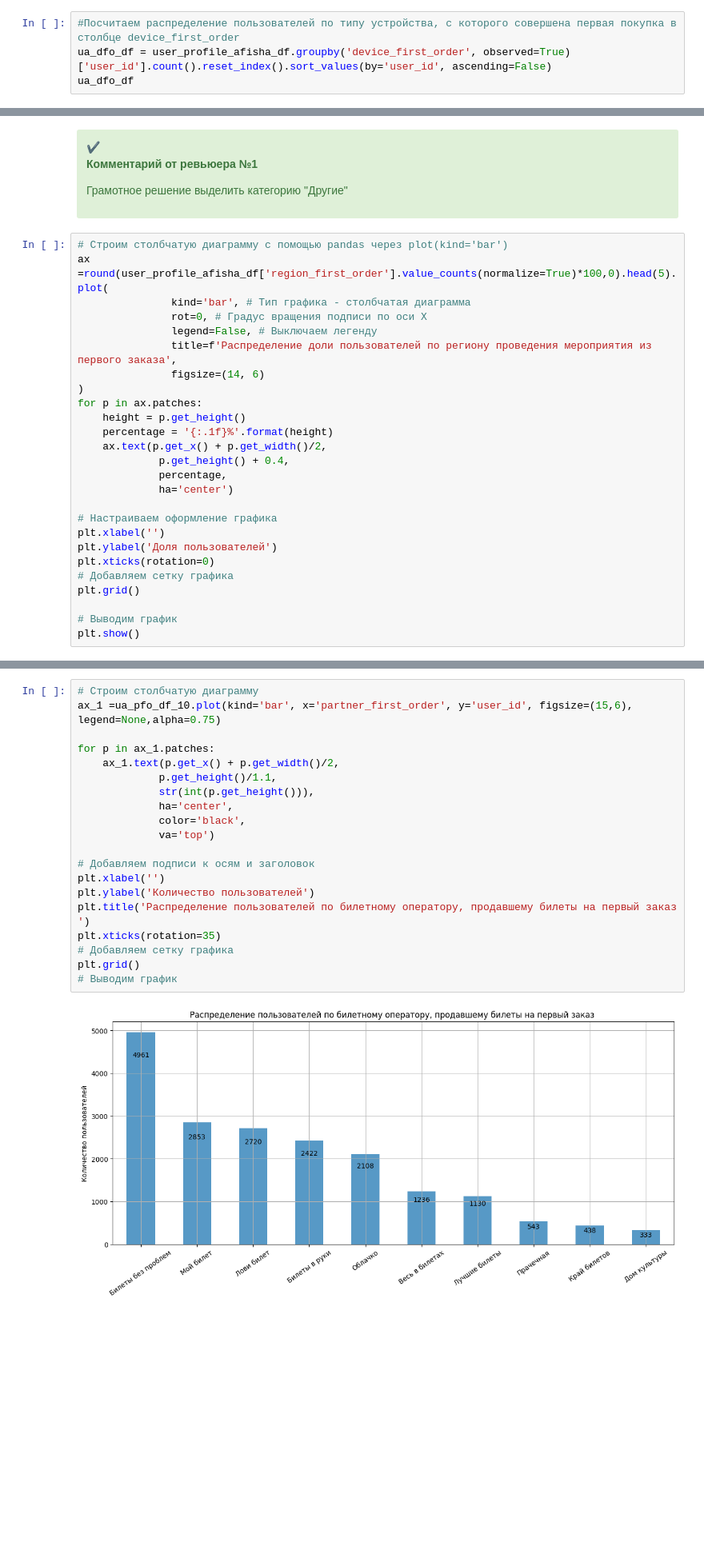
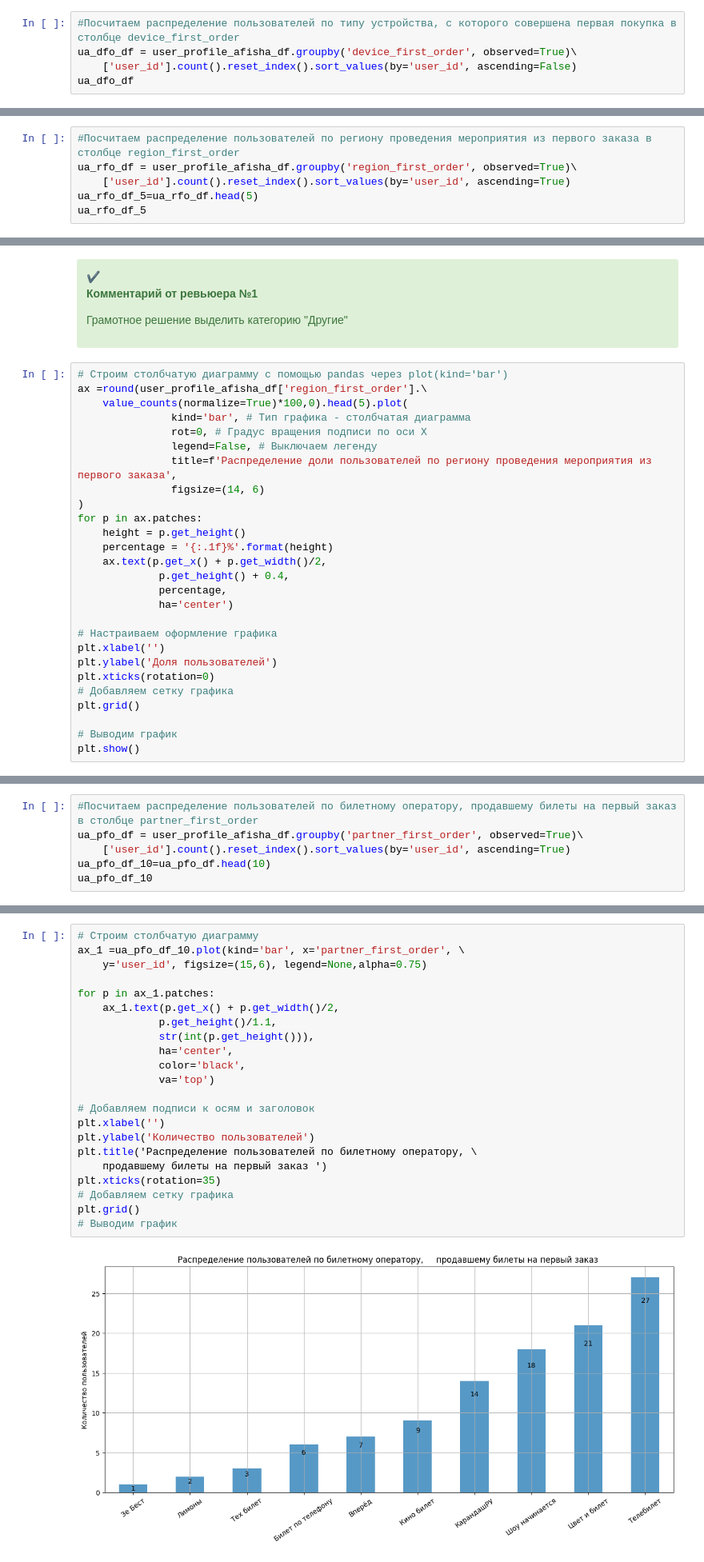
Before and after one commit to ChInessa/Yandex_afisha, a Jupyter notebook: Yandex_afisha_Chaunina_2.pynb.ipynb, the cells around one changed output, grey strips where cells are left out. Shown at 80% size. Cells and saved outputs as stored; diff of their text form; blank space fills up the shorter version.

```diff
--- a/Yandex_afisha_Chaunina_2.pynb.ipynb
+++ b/Yandex_afisha_Chaunina_2.pynb.ipynb
@@ -2333,7 +2544,8 @@ plt.show()
 [figure]
 # %%
 #Посчитаем распределение пользователей по типу устройства, с которого совершена первая покупка в столбце device_first_order
-ua_dfo_df = user_profile_afisha_df.groupby('device_first_order', observed=True)['user_id'].count().reset_index().sort_values(by='user_id', ascending=False)
+ua_dfo_df = user_profile_afisha_df.groupby('device_first_order', observed=True)\
+    ['user_id'].count().reset_index().sort_values(by='user_id', ascending=False)
 ua_dfo_df
 # %% [output]
 |  | device_first_order | user_id |
@@ -2418,0 +2632,6 @@ ua_rfo_df_5
+# %%
+#Посчитаем распределение пользователей по региону проведения мероприятия из первого заказа в столбце region_first_order
+ua_rfo_df = user_profile_afisha_df.groupby('region_first_order', observed=True)\
+    ['user_id'].count().reset_index().sort_values(by='user_id', ascending=True)
+ua_rfo_df_5=ua_rfo_df.head(5)
+ua_rfo_df_5
@@ -2492,7 +2723,8 @@ __Комментарий от ревьюера №1__
 Грамотное решение выделить категорию "Другие"
 # %%
 # Строим столбчатую диаграмму с помощью pandas через plot(kind='bar')
-ax =round(user_profile_afisha_df['region_first_order'].value_counts(normalize=True)*100,0).head(5).plot(
+ax =round(user_profile_afisha_df['region_first_order'].\
+    value_counts(normalize=True)*100,0).head(5).plot(
                kind='bar', # Тип графика - столбчатая диаграмма
                rot=0, # Градус вращения подписи по оси Х
                legend=False, # Выключаем легенду
@@ -2537,0 +2771,6 @@ ua_pfo_df_10
+# %%
+#Посчитаем распределение пользователей по билетному оператору, продавшему билеты на первый заказ в столбце partner_first_order
+ua_pfo_df = user_profile_afisha_df.groupby('partner_first_order', observed=True)\
+    ['user_id'].count().reset_index().sort_values(by='user_id', ascending=True)
+ua_pfo_df_10=ua_pfo_df.head(10)
+ua_pfo_df_10
@@ -2561,25 +2814,27 @@ round(user_profile_afisha_df['partner_first_order'].value_counts(normalize=True)
 Результаты распределения визуализируем с помощью столбчатой диаграммы.
 # %%
 # Строим столбчатую диаграмму
-ax_1 =ua_pfo_df_10.plot(kind='bar', x='partner_first_order', y='user_id', figsize=(15,6), legend=None,alpha=0.75)
+ax_1 =ua_pfo_df_10.plot(kind='bar', x='partner_first_order', \
+    y='user_id', figsize=(15,6), legend=None,alpha=0.75)
 
 for p in ax_1.patches:
     ax_1.text(p.get_x() + p.get_width()/2,
              p.get_height()/1.1,
              str(int(p.get_height())),
              ha='center',
              color='black',
              va='top')
 
 # Добавляем подписи к осям и заголовок
 plt.xlabel('')
 plt.ylabel('Количество пользователей')
-plt.title('Распределение пользователей по билетному оператору, продавшему билеты на первый заказ ')
+plt.title('Распределение пользователей по билетному оператору, \
+    продавшему билеты на первый заказ ')
 plt.xticks(rotation=35)
 # Добавляем сетку графика
 plt.grid()
 # Выводим график
 # %% [output]
-[figure, old version]
+[figure, new version]
 # %%
 # Строим столбчатую диаграмму с помощью pandas через plot(kind='bar')
```
Also changed, not shown: parts of 168 cells of this notebook.
